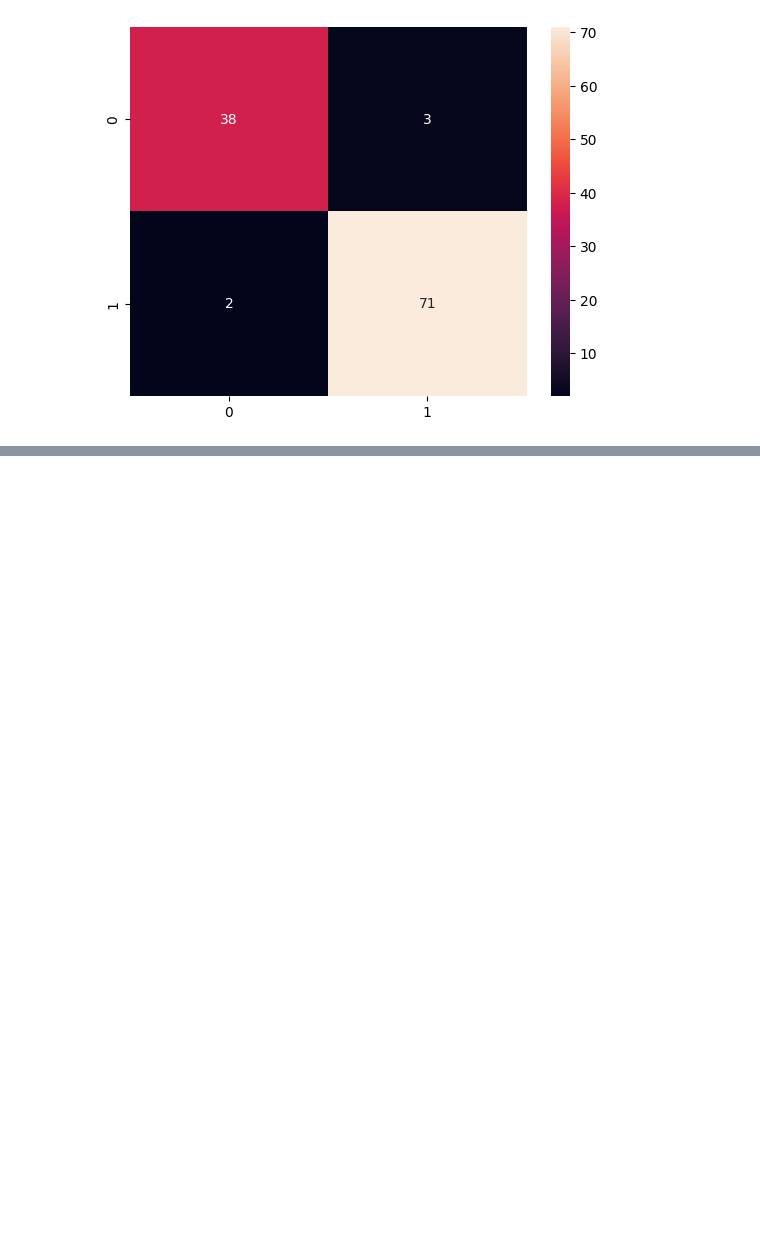
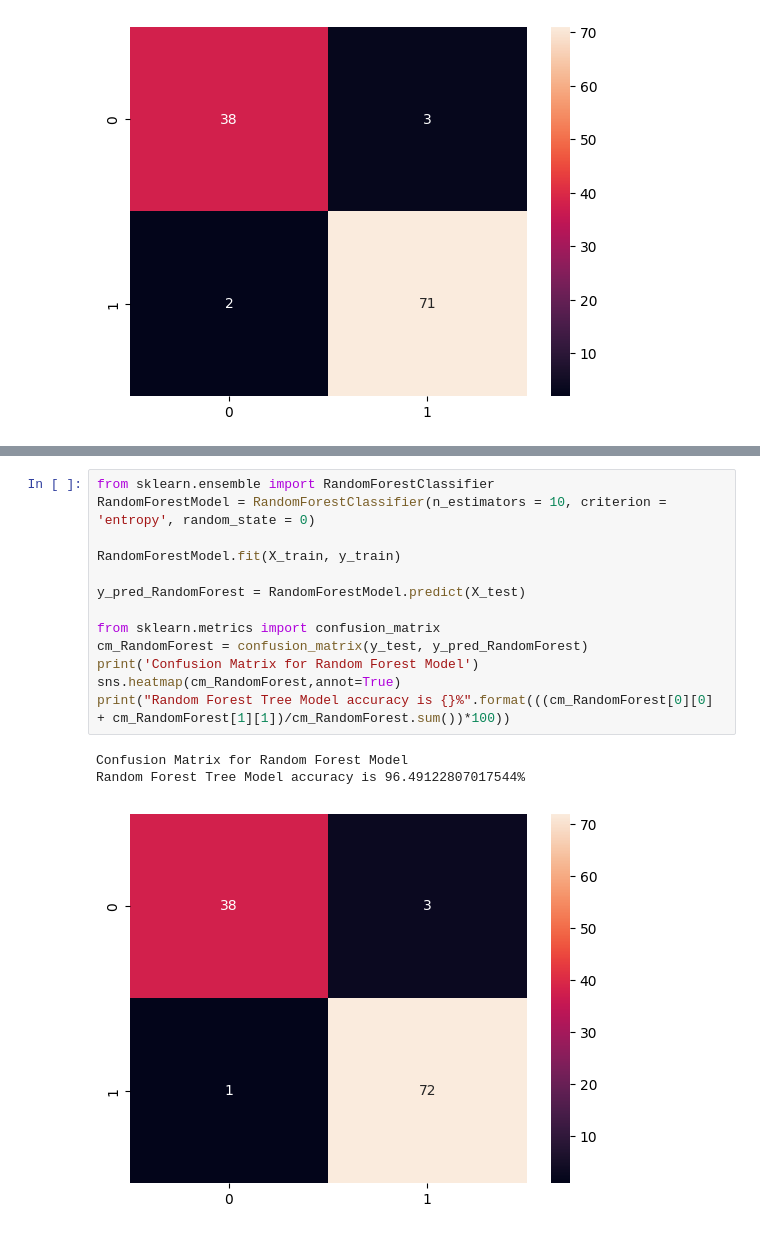
Before and after one commit to adamerikoff/learningDeepMachine, a Jupyter notebook: cancer_classification_comparison.ipynb, the cells around one changed output, grey strips where cells are left out. Drawn from its saved outputs; the diff is of its cells as text; blank space fills up the shorter version.

```diff
--- a/cancer_classification_comparison.ipynb
+++ b/cancer_classification_comparison.ipynb
@@ -108,0 +143,17 @@ KNeighbors Model accuracy is 96.49122807017544%
+# %%
+from sklearn.ensemble import RandomForestClassifier
+RandomForestModel = RandomForestClassifier(n_estimators = 10, criterion = 'entropy', random_state = 0)
+
+RandomForestModel.fit(X_train, y_train)
+
+y_pred_RandomForest = RandomForestModel.predict(X_test)
+
+from sklearn.metrics import confusion_matrix
+cm_RandomForest = confusion_matrix(y_test, y_pred_RandomForest)
+print('Confusion Matrix for Random Forest Model')
+sns.heatmap(cm_RandomForest,annot=True)
+print("Random Forest Tree Model accuracy is {}%".format(((cm_RandomForest[0][0] + cm_RandomForest[1][1])/cm_RandomForest.sum())*100))
+# %% [output]
+Confusion Matrix for Random Forest Model
+Random Forest Tree Model accuracy is 96.49122807017544%
+[figure, added]
```
Also changed, not shown: parts of 6 cells of this notebook.
